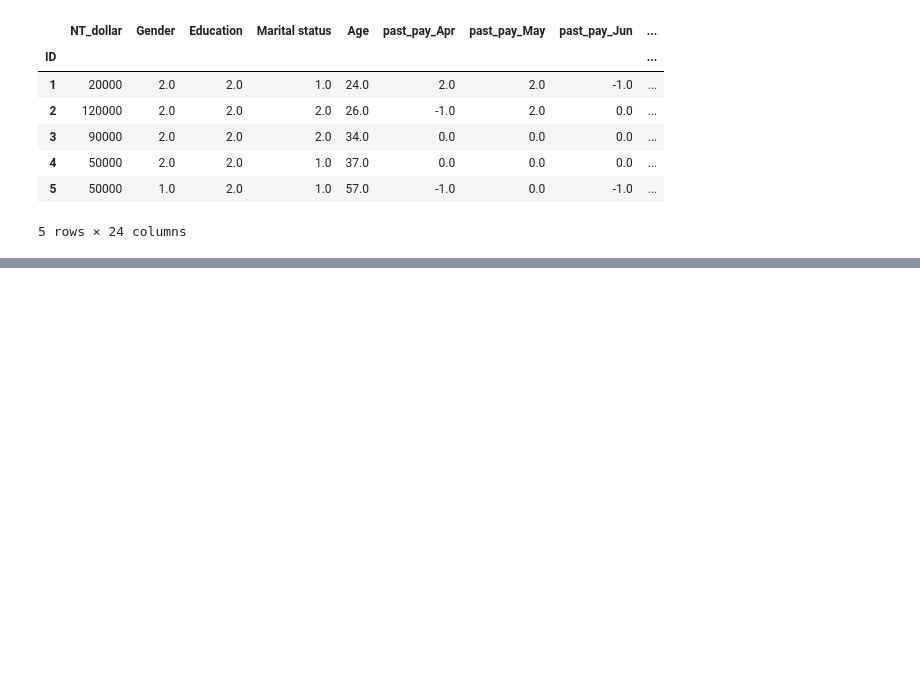
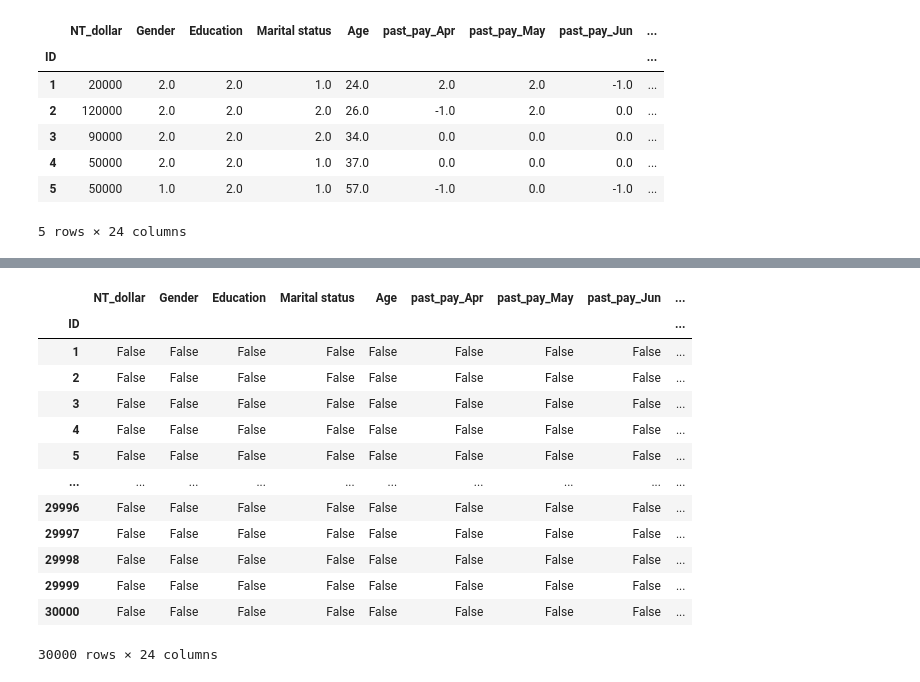
Before and after one commit to PosgradoMNA/actividades-de-aprendizaje-feracor, a Jupyter notebook: A01794022_Actividad_Semanal_6_visualizacion.ipynb, the cells around one changed output, grey strips where cells are left out. Cells and saved outputs as stored; diff of their text form; code cells hidden in the pictures; blank space fills up the shorter version.

```diff
--- a/A01794022_Actividad_Semanal_6_visualizacion.ipynb
+++ b/A01794022_Actividad_Semanal_6_visualizacion.ipynb
@@ -80,0 +117,17 @@ df.head(5)
+# %%
+df.isna()
+# %% [output]
+|  | NT_dollar | Gender | Education | Marital status | Age | past_pay_Apr | past_pay_May | past_pay_Jun | ... |
+| ID |  |  |  |  |  |  |  |  | ... |
+| 1 | False | False | False | False | False | False | False | False | ... |
+| 2 | False | False | False | False | False | False | False | False | ... |
+| 3 | False | False | False | False | False | False | False | False | ... |
+| 4 | False | False | False | False | False | False | False | False | ... |
+| 5 | False | False | False | False | False | False | False | False | ... |
+| ... | ... | ... | ... | ... | ... | ... | ... | ... | ... |
+| 29996 | False | False | False | False | False | False | False | False | ... |
+| 29997 | False | False | False | False | False | False | False | False | ... |
+| 29998 | False | False | False | False | False | False | False | False | ... |
+| 29999 | False | False | False | False | False | False | False | False | ... |
+| 30000 | False | False | False | False | False | False | False | False | ... |
+30000 rows × 24 columns
```
Also changed, not shown: parts of 22 cells of this notebook.
